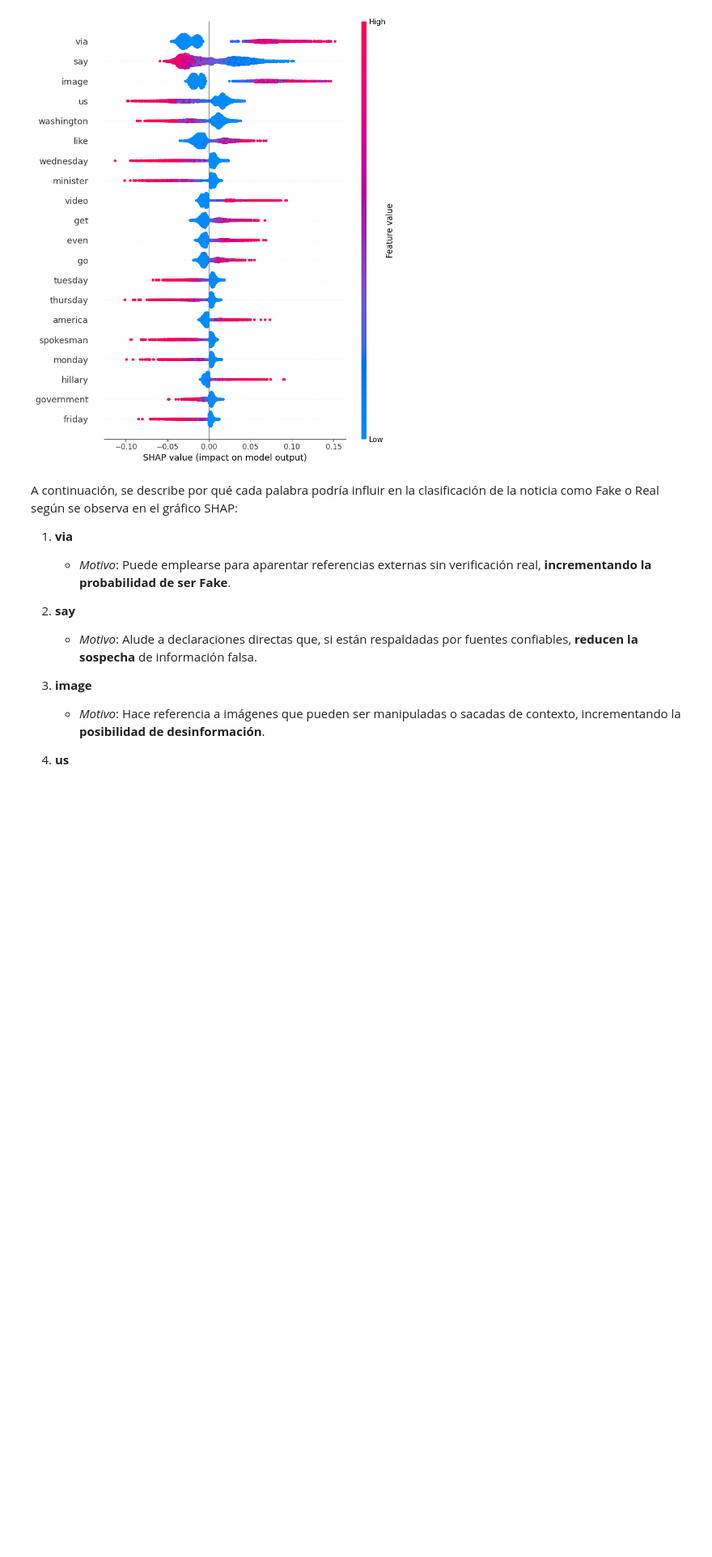
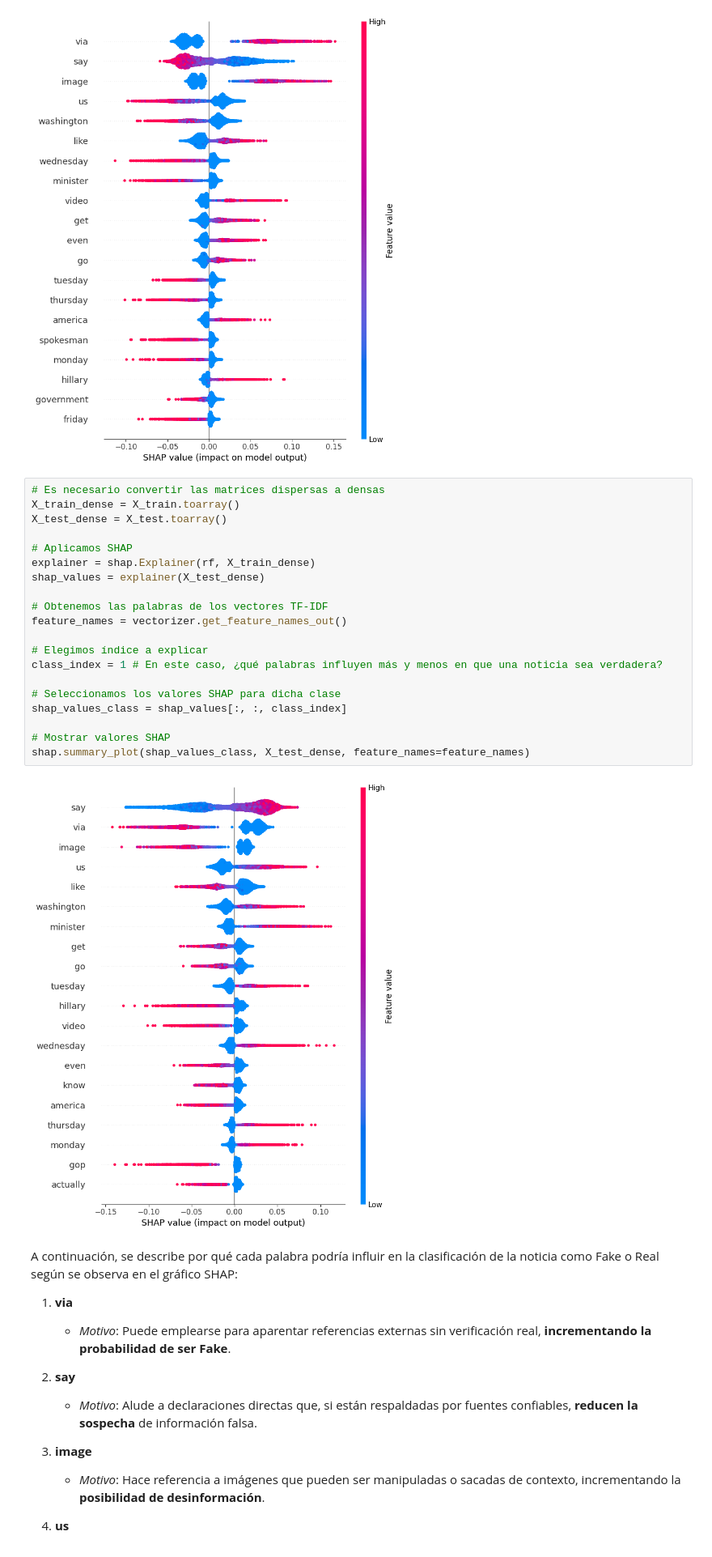
Before and after one commit to guillermo-grande/Fake-News-Detection, a Jupyter notebook: notebooks/preprocessing_rf.ipynb, the cells around one changed output. Shown at 81% size. Cells and saved outputs as stored; diff of their text form; blank space fills up the shorter version.

```diff
--- a/notebooks/preprocessing_rf.ipynb
+++ b/notebooks/preprocessing_rf.ipynb
@@ -551,6 +574,28 @@ shap_values_class = shap_values[:, :, class_index]
 shap.summary_plot(shap_values_class, X_test_dense, feature_names=feature_names)
 # %% [output]
 [figure]
+# %%
+# Es necesario convertir las matrices dispersas a densas
+X_train_dense = X_train.toarray()
+X_test_dense = X_test.toarray()
+
+# Aplicamos SHAP
+explainer = shap.Explainer(rf, X_train_dense)
+shap_values = explainer(X_test_dense)
+
+# Obtenemos las palabras de los vectores TF-IDF
+feature_names = vectorizer.get_feature_names_out()
+
+# Elegimos índice a explicar
+class_index = 1 # En este caso, ¿qué palabras influyen más y menos en que una noticia sea verdadera?
+
+# Seleccionamos los valores SHAP para dicha clase
+shap_values_class = shap_values[:, :, class_index]
+
+# Mostrar valores SHAP
+shap.summary_plot(shap_values_class, X_test_dense, feature_names=feature_names)
+# %% [output]
+[figure, added]
 # %% [markdown]
 A continuación, se describe por qué cada palabra podría influir en la clasificación de la noticia como Fake o Real según se observa en el gráfico SHAP:
 
```
Also changed, not shown: parts of 7 cells of this notebook, 1 other file.
